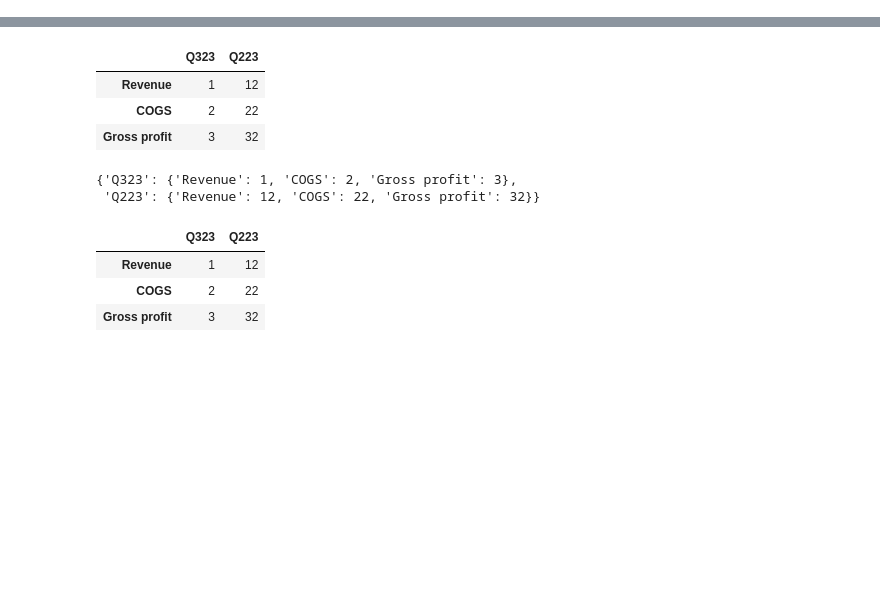
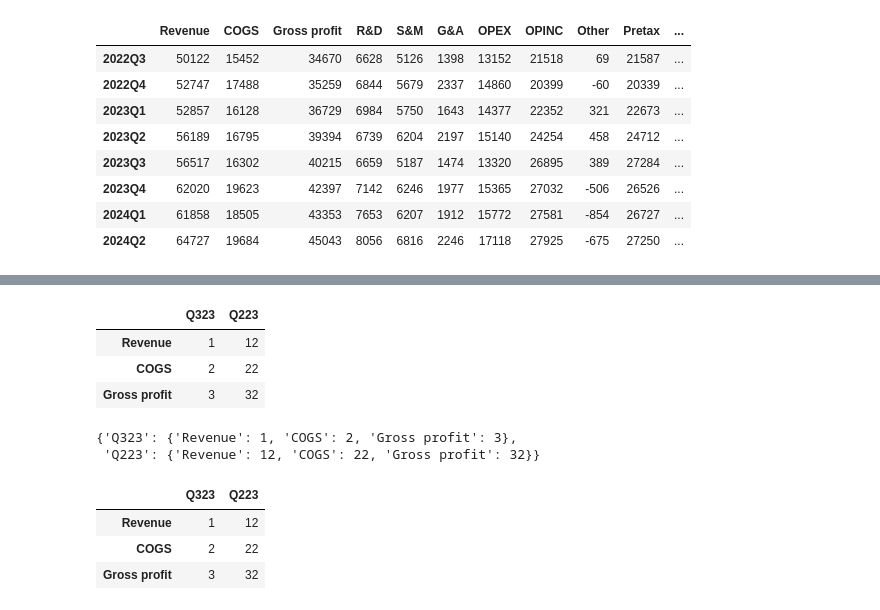
Before and after one commit to pussurmanov/financial_models, a Jupyter notebook: notebooks/MSFT.ipynb, the cells around one changed output, grey strips where cells are left out. Cells and saved outputs as stored; diff of their text form; code cells hidden in the pictures; blank space fills up the shorter version.

```diff
--- a/notebooks/MSFT.ipynb
+++ b/notebooks/MSFT.ipynb
@@ -19,0 +25,54 @@ df = pd.DataFrame(
+# %%
+cols_q = ["2022Q3","2022Q4","2023Q1","2023Q2","2023Q3","2023Q4","2024Q1","2024Q2"]
+# %%
+index_q = [
+    "Revenue",
+    "COGS",
+    "Gross profit",
+    "R&D",
+    "S&M",
+    "G&A",
+    "OPEX",
+    "OPINC",
+    "Other",
+    "Pretax",
+    "Tax",
+    "less net",
+    "Net income",
+    "Shares"
+]
+# %%
+df_q = pd.DataFrame(
+    data=[
+        revenue_q,
+        cogs_q,
+        gross_profit_q,
+        rnd_q,
+        snm_q,
+        gna_q,
+        opex_q,
+        opinc_q,
+        other_q,
+        pretax_q,
+        tax_q,
+        less_q,
+        net_income_q,
+        shares_q
+    ],
+    columns=cols_q,
+    index=index_q
+)
+# %%
+df_q = df_q.T
+# %%
+df_q
+# %% [output]
+|  | Revenue | COGS | Gross profit | R&D | S&M | G&A | OPEX | OPINC | Other | Pretax | ... |
+| 2022Q3 | 50122 | 15452 | 34670 | 6628 | 5126 | 1398 | 13152 | 21518 | 69 | 21587 | ... |
+| 2022Q4 | 52747 | 17488 | 35259 | 6844 | 5679 | 2337 | 14860 | 20399 | -60 | 20339 | ... |
+| 2023Q1 | 52857 | 16128 | 36729 | 6984 | 5750 | 1643 | 14377 | 22352 | 321 | 22673 | ... |
+| 2023Q2 | 56189 | 16795 | 39394 | 6739 | 6204 | 2197 | 15140 | 24254 | 458 | 24712 | ... |
+| 2023Q3 | 56517 | 16302 | 40215 | 6659 | 5187 | 1474 | 13320 | 26895 | 389 | 27284 | ... |
+| 2023Q4 | 62020 | 19623 | 42397 | 7142 | 6246 | 1977 | 15365 | 27032 | -506 | 26526 | ... |
+| 2024Q1 | 61858 | 18505 | 43353 | 7653 | 6207 | 1912 | 15772 | 27581 | -854 | 26727 | ... |
+| 2024Q2 | 64727 | 19684 | 45043 | 8056 | 6816 | 2246 | 17118 | 27925 | -675 | 27250 | ... |
```
Also changed, not shown: parts of 32 cells of this notebook, 4 other files.
